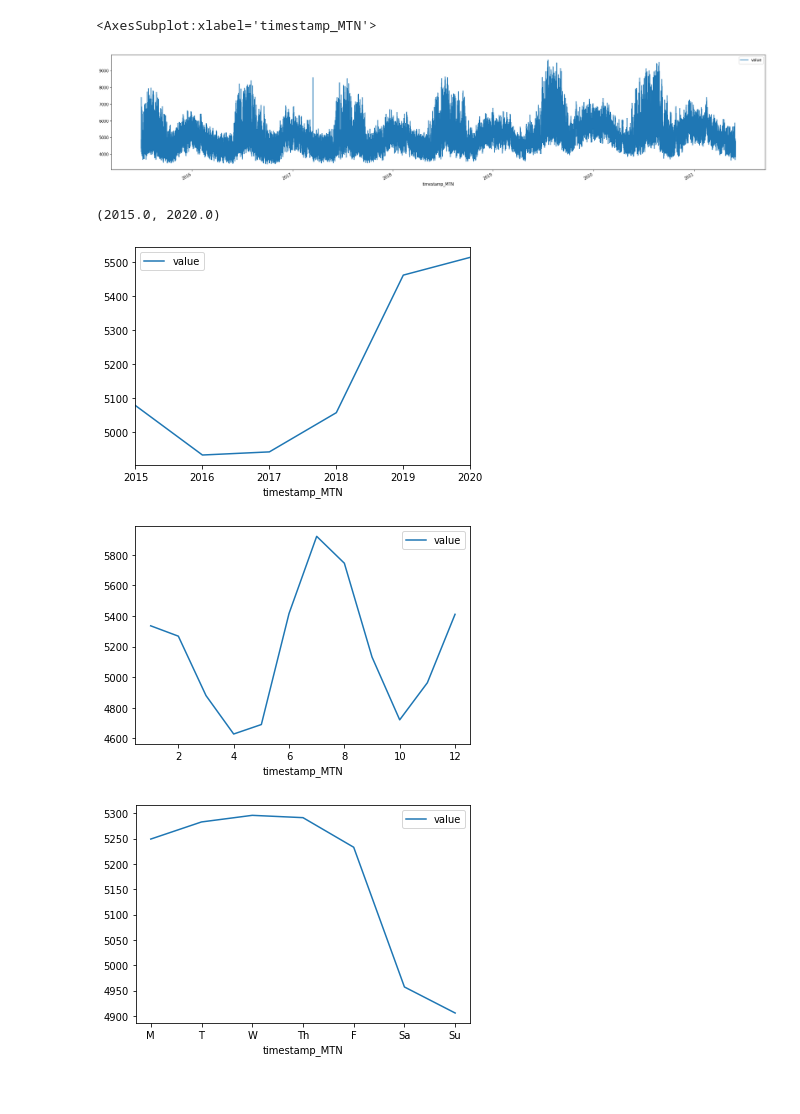
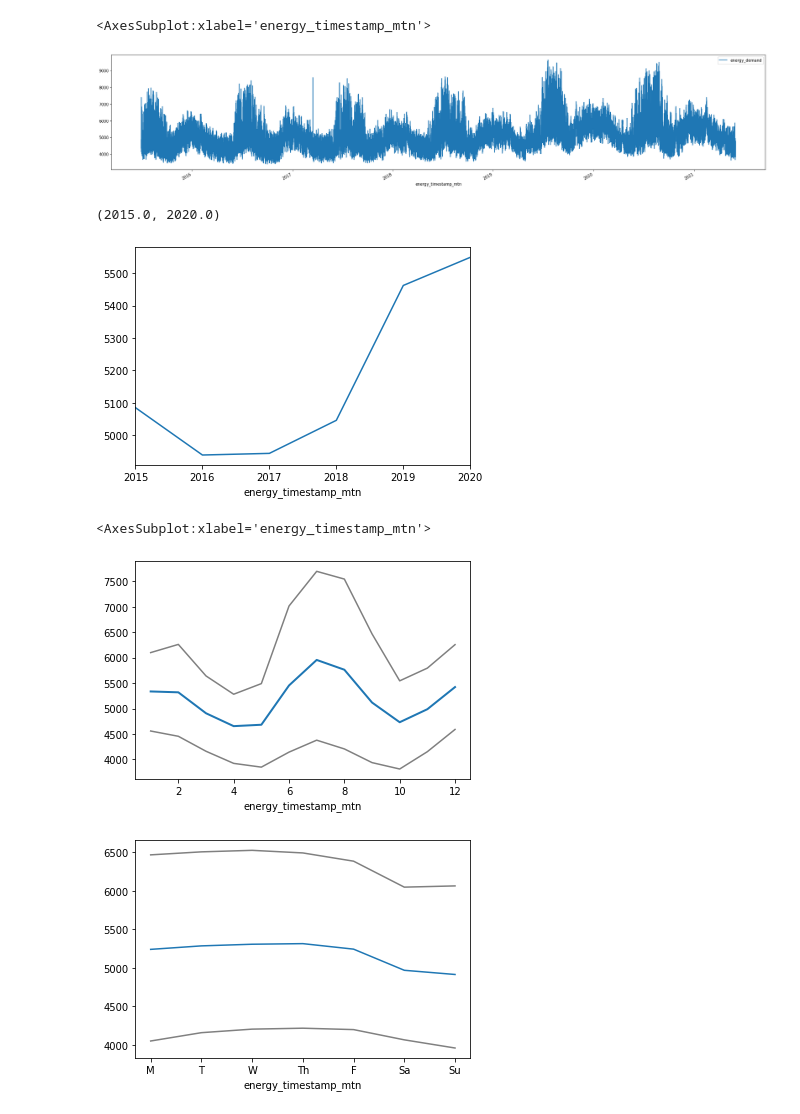
Before and after one commit to mharty3/energy_data_capstone, a Jupyter notebook: 05_model_training/01_EDA.ipynb, the cells around one changed output. Saved outputs shown, nothing was run; the diff lists cells and outputs as text; code cells hidden in the pictures.

```diff
--- a/05_model_training/01_EDA.ipynb
+++ b/05_model_training/01_EDA.ipynb
@@ -6,6 +7,6 @@ import pandas as pd
 # %%
 client = bigquery.Client()
-q = "SELECT * FROM `mlops-zoomcamp-354700.energy_data_prod.fact_eia_demand_historical`"
+q = "SELECT * FROM `mlops-zoomcamp-354700.energy_data_prod.joined_temp_and_demand`"
 df_raw = pd.read_gbq(q, project_id='mlops-zoomcamp-354700')
 df_raw.head()
 # %% [output]
@@ -41,3 +108,4 @@ df_train_raw.plot(x='timestamp_MTN', y='value', figsize=(30, 6))
 # %%
-df_trim
+df_train_raw = df_raw[df_raw['energy_timestamp_mtn'] < pd.to_datetime('2021-06-01')]
+df_train_raw.plot(x='energy_timestamp_mtn', y='temp_F', figsize=(30, 6))
 # %% [output]
@@ -58,19 +114,22 @@ df_trim
 # %%
 def clean_data(df, min_val, max_val):
-    return df[df['value'].between(min_val, max_val)].set_index('timestamp_MTN')
+    return df[df['energy_demand'].between(min_val, max_val)].set_index('energy_timestamp_mtn')
 
 df_trim = clean_data(df_train_raw, 2000, 11_000)
-df_trim.reset_index().plot(x='timestamp_MTN', y='value', figsize=(30, 6))
+df_trim.reset_index().plot(x='energy_timestamp_mtn', y='energy_demand', figsize=(30, 6))
 # %% [output]
-<AxesSubplot:xlabel='timestamp_MTN'>
+<AxesSubplot:xlabel='energy_timestamp_mtn'>
-[figure, old version]
+[figure, new version]
 # %%
-ax = df_trim.groupby(df_trim.index.year).mean().plot()
+ax = df_trim.groupby(df_trim.index.year)['energy_demand'].mean().plot()
 ax.set_xlim(2015, 2020)
 # %% [output]
 (2015.0, 2020.0)
-[figure, old version]
+[figure, new version]
 # %%
-ax = df_trim.groupby(df_trim.index.month).mean().plot()
+ax = df_trim.groupby(df_trim.index.month)['energy_demand'].mean().plot(linewidth=2)
+df_trim.groupby(df_trim.index.month)['energy_demand'].quantile(.1).plot(c='gray')
+df_trim.groupby(df_trim.index.month)['energy_demand'].quantile(.9).plot(c='gray')
 # %% [output]
+<AxesSubplot:xlabel='energy_timestamp_mtn'>
-[figure, old version]
+[figure, new version]
@@ -79,6 +136,8 @@ df_trim.groupby([df_trim.index.
 # %%
-ax = df_trim.groupby(df_trim.index.dayofweek).mean().plot()
+ax = df_trim.groupby(df_trim.index.dayofweek)['energy_demand'].mean().plot()
+df_trim.groupby(df_trim.index.dayofweek)['energy_demand'].quantile(.1).plot(c='gray')
+df_trim.groupby(df_trim.index.dayofweek)['energy_demand'].quantile(.9).plot(c='gray')
 ax.set_xticks(range(0,7))
 ax.set_xticklabels(['M', 'T', 'W', 'Th', 'F', 'Sa', 'Su']);
 # %% [output]
-[figure, old version]
+[figure, new version]
```
Also changed, not shown: parts of 18 cells of this notebook, 1 other file.
